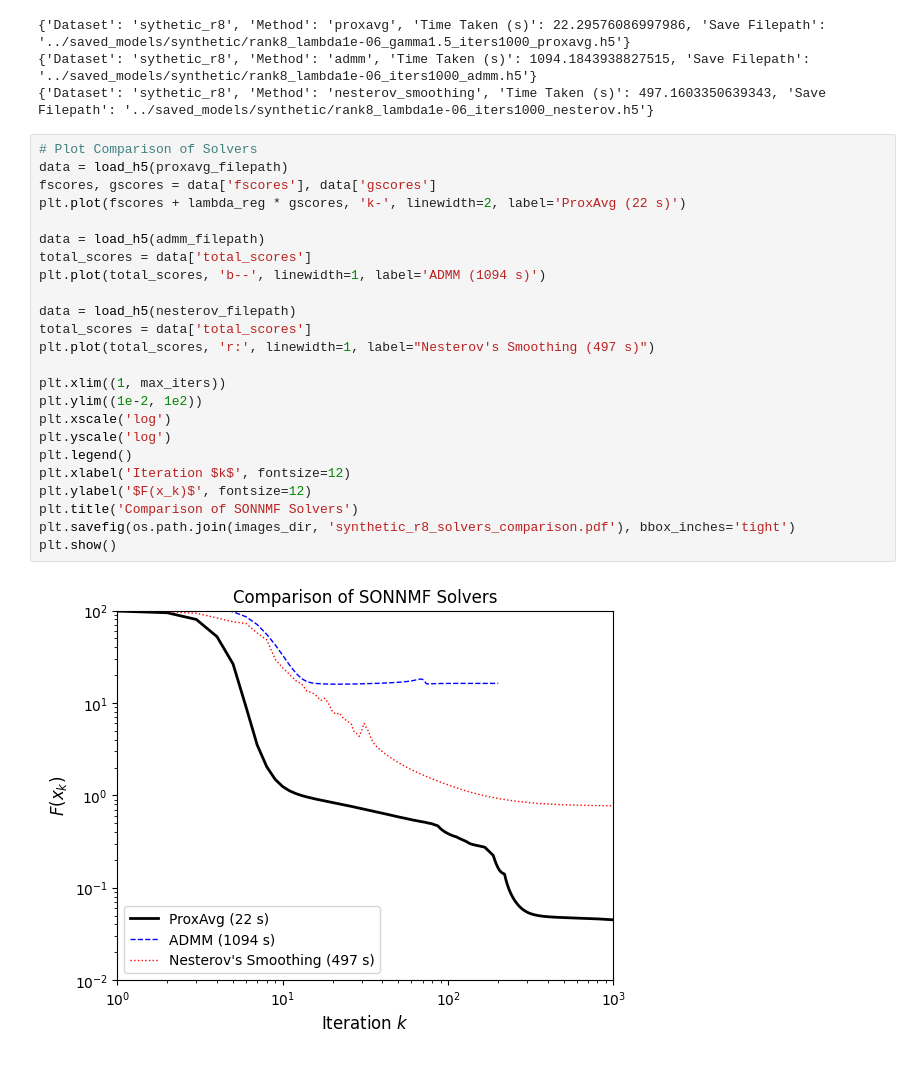
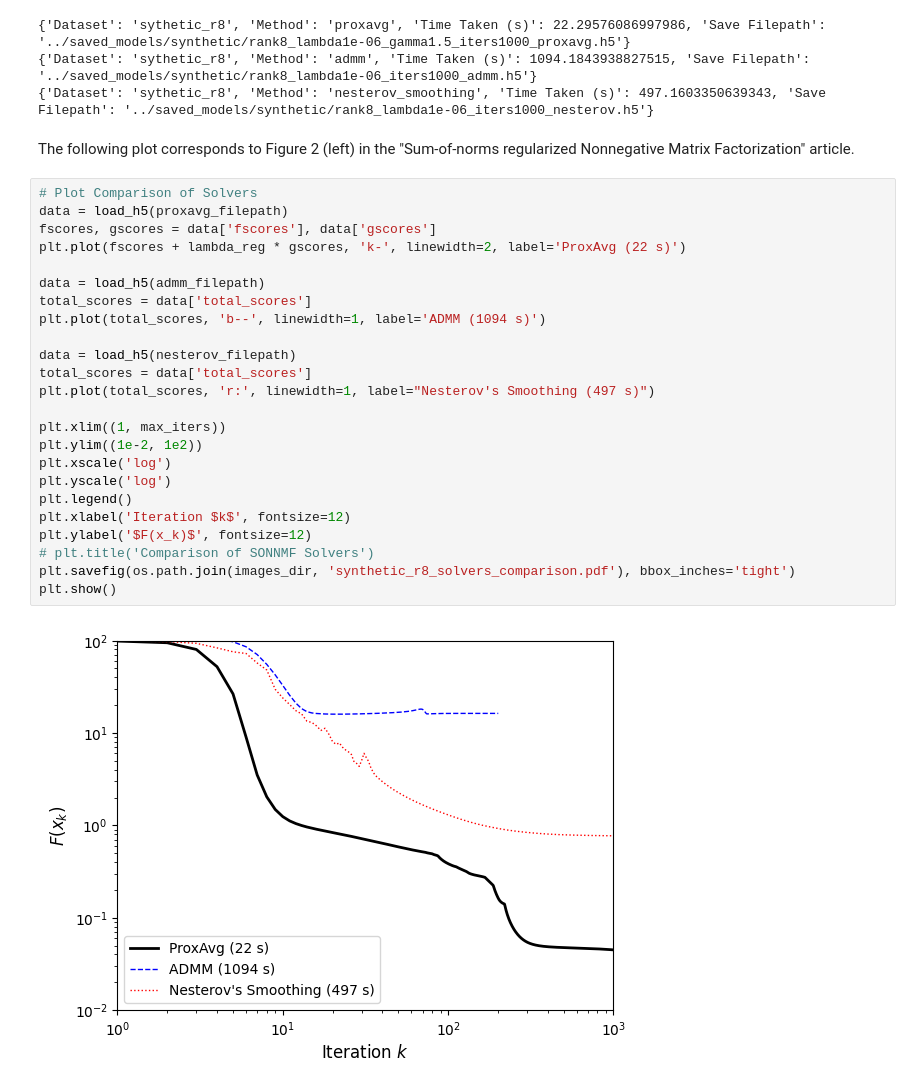
Before and after one commit to waqasbinhamed/sonnmf, a Jupyter notebook: notebooks/synthetic_experiments.ipynb, the cells around one changed output. Drawn from its saved outputs; the diff is of its cells as text.

```diff
--- a/notebooks/synthetic_experiments.ipynb
+++ b/notebooks/synthetic_experiments.ipynb
@@ -362,29 +364,31 @@ else:
 {'Dataset': 'sythetic_r8', 'Method': 'proxavg', 'Time Taken (s)': 22.29576086997986, 'Save Filepath': '../saved_models/synthetic/rank8_lambda1e-06_gamma1.5_iters1000_proxavg.h5'}
 {'Dataset': 'sythetic_r8', 'Method': 'admm', 'Time Taken (s)': 1094.1843938827515, 'Save Filepath': '../saved_models/synthetic/rank8_lambda1e-06_iters1000_admm.h5'}
 {'Dataset': 'sythetic_r8', 'Method': 'nesterov_smoothing', 'Time Taken (s)': 497.1603350639343, 'Save Filepath': '../saved_models/synthetic/rank8_lambda1e-06_iters1000_nesterov.h5'}
+# %% [markdown]
+The following plot corresponds to Figure 2 (left) in the "Sum-of-norms regularized Nonnegative Matrix Factorization" article.
 # %%
 # Plot Comparison of Solvers
 data = load_h5(proxavg_filepath)
 fscores, gscores = data['fscores'], data['gscores']
 plt.plot(fscores + lambda_reg * gscores, 'k-', linewidth=2, label='ProxAvg (22 s)')
 
 data = load_h5(admm_filepath)
 total_scores = data['total_scores']
 plt.plot(total_scores, 'b--', linewidth=1, label='ADMM (1094 s)')
 
 data = load_h5(nesterov_filepath)
 total_scores = data['total_scores']
 plt.plot(total_scores, 'r:', linewidth=1, label="Nesterov's Smoothing (497 s)")
 
 plt.xlim((1, max_iters))
 plt.ylim((1e-2, 1e2))
 plt.xscale('log')
 plt.yscale('log')
 plt.legend()
 plt.xlabel('Iteration $k$', fontsize=12)
 plt.ylabel('$F(x_k)$', fontsize=12)
-plt.title('Comparison of SONNMF Solvers')
+# plt.title('Comparison of SONNMF Solvers')
 plt.savefig(os.path.join(images_dir, 'synthetic_r8_solvers_comparison.pdf'), bbox_inches='tight')
 plt.show()
 # %% [output]
-[figure, old version]
+[figure, new version]
```
Also changed, not shown: parts of 1 cell of this notebook, 17 other files.
